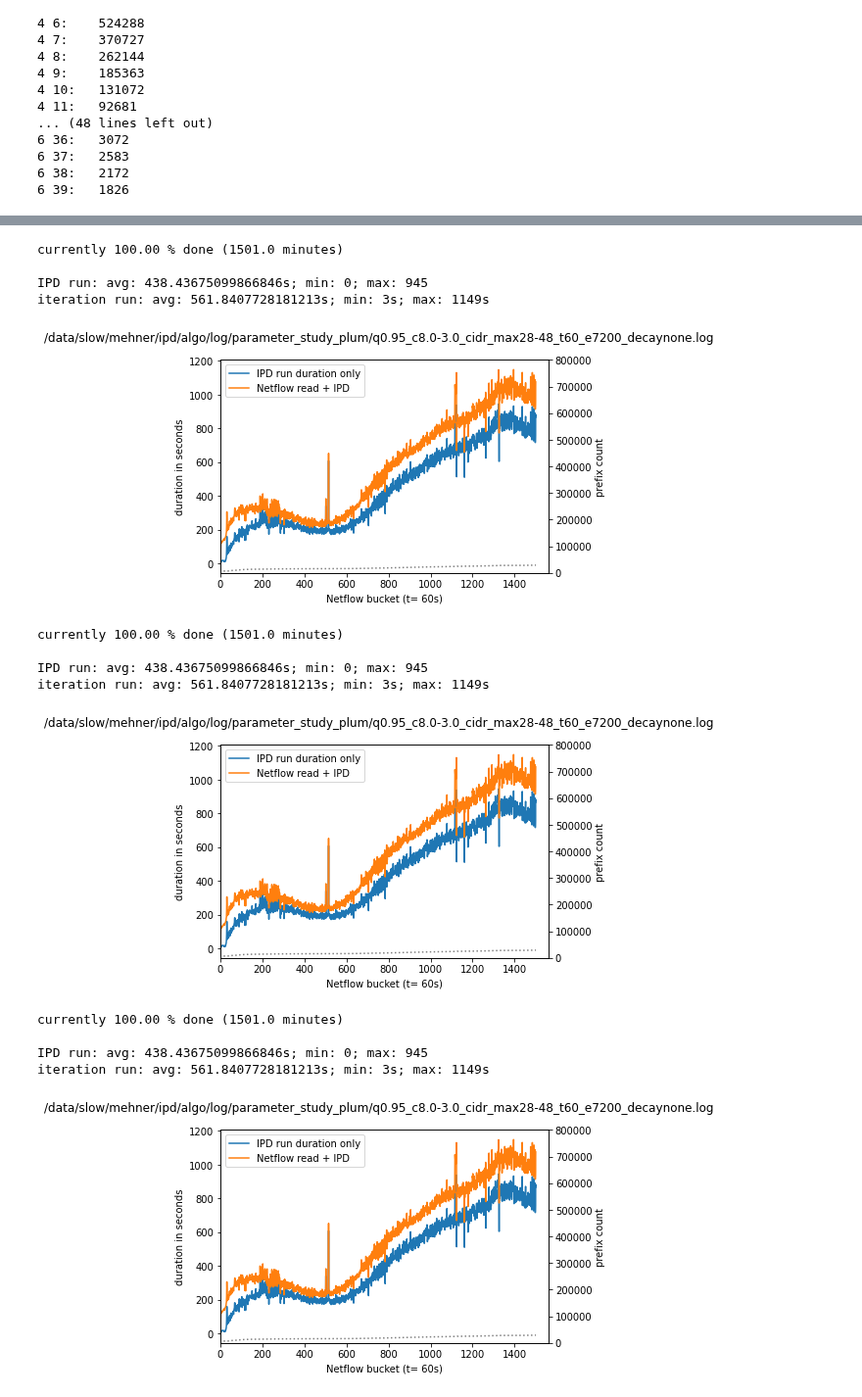
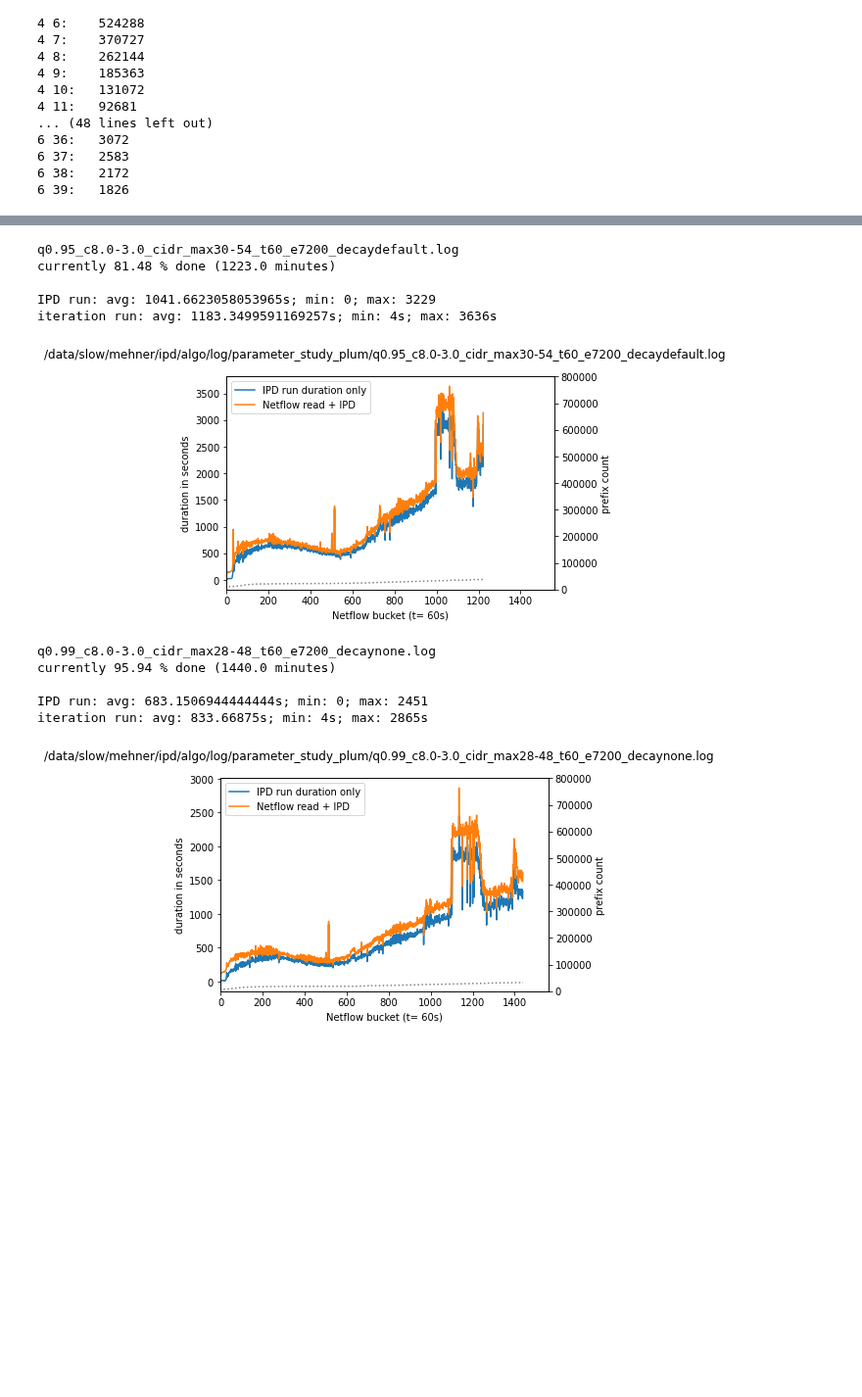
Before and after one commit to smehner1/ipd, a Jupyter notebook: duration.ipynb, the cells around one changed output, grey strips where cells are left out. Shown at 98% size. Saved outputs shown, nothing was run; the diff lists cells and outputs as text; code cells hidden in the pictures; blank space fills up the shorter version.

Commit message:
missing parameter set with q=0.99 added

```diff
--- a/duration.ipynb
+++ b/duration.ipynb
@@ -203,6 +203,7 @@ hostname = socket.gethostname()
 
 logfile_path = {
     'bithouse': "/data/slow/mehner/ipd/algo/log/parameter_study_plum",
+    #'bithouse': "/data/slow/mehner/ipd/results/log/parameter_study_bithouse",
     'manni': "/home/stefan/WORK/ipd/algo/log/parameter_study",
     'plum': "/home/mehneste/WORK/ipd/algo/log/parameter_study"}
 
@@ -278,33 +279,33 @@ for i in ['q0.99_c100.0-37.5_cidr_max30-54_t60_e7200_decaynone.log',
 
         if len(iteration_run_list)*t/60 >= 1495:
             done_counter += 1
+        else:
+            print(logfile.split("/")[-1])
+            fig, ax = plt.subplots()
+            ax.plot(ipd_run_list, label="IPD run duration only")
+            ax.plot(iteration_run_list, label="Netflow read + IPD")
+            # ax.set_xticklabels(np.arange(0, 1560, t))
 
-        # else:
-        fig, ax = plt.subplots()
-        ax.plot(ipd_run_list, label="IPD run duration only")
-        ax.plot(iteration_run_list, label="Netflow read + IPD")
-        # ax.set_xticklabels(np.arange(0, 1560, t))
+            ax.set_xlabel(f"Netflow bucket (t= {int(t)}s)")
+            ax.set_ylabel("duration in seconds")
+            # ax.set_ylim(0, 500)
 
-        ax.set_xlabel(f"Netflow bucket (t= {int(t)}s)")
-        ax.set_ylabel("duration in seconds")
-        # ax.set_ylim(0, 500)
+            ax.set_xlim(0, int(1560/(t/60)))
 
-        ax.set_xlim(0, int(1560/(t/60)))
+            plt.legend()
 
-        plt.legend()
+            ax2 = ax.twinx()
+            ax2.plot(prefix_list, label="prefix count", linestyle="dotted", color="grey")
+            ax2.set_ylabel("prefix count")
+            ax2.set_ylim(0, 800000)
 
-        ax2 = ax.twinx()
-        ax2.plot(prefix_list, label="prefix count", linestyle="dotted", color="grey")
-        ax2.set_ylabel("prefix count")
-        ax2.set_ylim(0, 800000)
+            plt.suptitle(f"{logfile}")
 
-        plt.suptitle(f"{logfile}")
-
-        print(f"currently {(len(iteration_run_list)*t/60/1501)*100:.2f} % done ({len(iteration_run_list)*t/60} minutes)")
-        print(f"")
-        print(f"IPD run: avg: {sum(ipd_run_list) / len(ipd_run_list)}s; min: {min(ipd_run_list)}; max: {max(ipd_run_list)}")
-        print(f"iteration run: avg: {sum(iteration_run_list) / len(iteration_run_list)}s; min: {min(iteration_run_list)}s; max: {max(iteration_run_list)}s")
-        plt.show()
+            print(f"currently {(len(iteration_run_list)*t/60/1501)*100:.2f} % done ({len(iteration_run_list)*t/60} minutes)")
+            print(f"")
+            print(f"IPD run: avg: {sum(ipd_run_list) / len(ipd_run_list)}s; min: {min(ipd_run_list)}; max: {max(ipd_run_list)}")
+            print(f"iteration run: avg: {sum(iteration_run_list) / len(iteration_run_list)}s; min: {min(iteration_run_list)}s; max: {max(iteration_run_list)}s")
+            plt.show()
     except:
         pass
 
@@ -329,15 +333,12 @@ iteration run: avg: 561.8407728181213s; min: 3s; max: 1149s
-currently 100.00 % done (1501.0 minutes)
+q0.95_c8.0-3.0_cidr_max30-54_t60_e7200_decaydefault.log
+currently 81.48 % done (1223.0 minutes)
 
-IPD run: avg: 438.43675099866846s; min: 0; max: 945
-iteration run: avg: 561.8407728181213s; min: 3s; max: 1149s
+IPD run: avg: 1041.6623058053965s; min: 0; max: 3229
+iteration run: avg: 1183.3499591169257s; min: 4s; max: 3636s
-[figure, old version]
+[figure, new version]
-currently 100.00 % done (1501.0 minutes)
+q0.99_c8.0-3.0_cidr_max28-48_t60_e7200_decaynone.log
+currently 95.94 % done (1440.0 minutes)
 
-IPD run: avg: 438.43675099866846s; min: 0; max: 945
-iteration run: avg: 561.8407728181213s; min: 3s; max: 1149s
+IPD run: avg: 683.1506944444444s; min: 0; max: 2451
+iteration run: avg: 833.66875s; min: 4s; max: 2865s
-[figure, old version]
+[figure, new version]
-currently 100.00 % done (1501.0 minutes)
-
-IPD run: avg: 438.43675099866846s; min: 0; max: 945
-iteration run: avg: 561.8407728181213s; min: 3s; max: 1149s
-[figure, removed]
```
Also changed, not shown: parts of 3 cells of this notebook, 5 other files.
